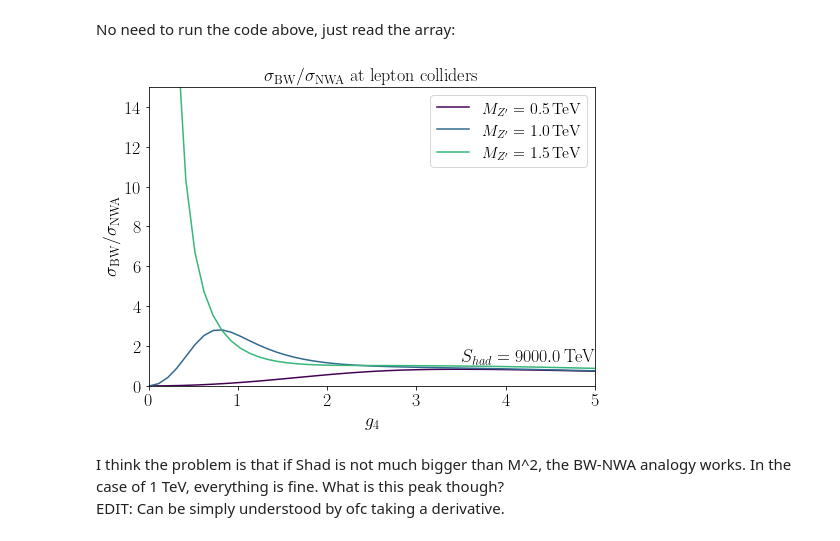
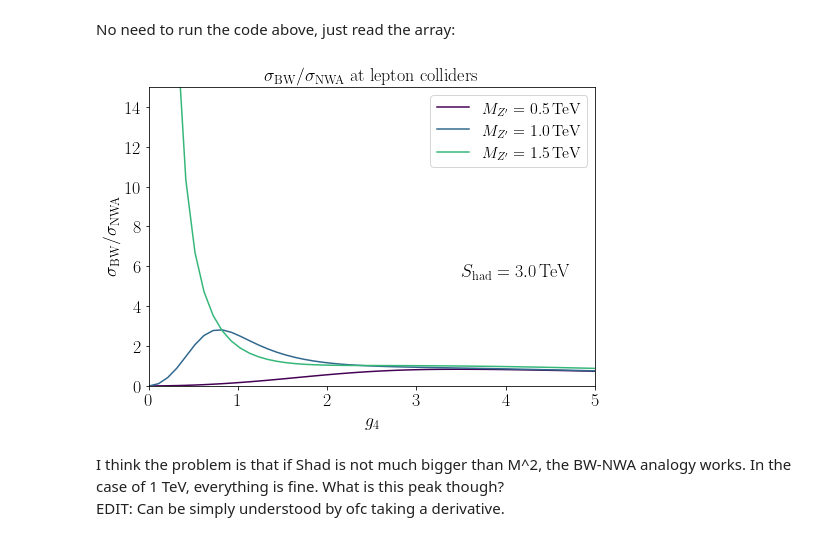
Before and after one commit to armankorajac/finite-width-lepton-colliders, a Jupyter notebook: finite-width.ipynb, the cells around one changed output. Saved outputs shown, nothing was run; the diff lists cells and outputs as text; code cells hidden in the pictures.

```diff
--- a/finite-width.ipynb
+++ b/finite-width.ipynb
@@ -664,18 +667,18 @@ xsecHadronic_over_g4 = np.load('xsecHadronic_MZpVal_g4val.npy')
 # %%
 fig, ax = plt.subplots(1,1, figsize=(8, 5.5))
 for i in range(len(MZpVal)):
     ax.plot(g4val, xsecHadronic_over_g4[i], label = rf"$M_{{Z^\prime}} = {MZpVal[i]*1e-3:.1f}\,\mathrm{{TeV}}$", color = plt.cm.viridis(i/len(MZpVal)))
 ax.set_title(r"$\sigma_{\rm BW}/\sigma_{\rm NWA}$ at lepton colliders", fontsize = 18)
 ax.set_xlabel(r"$g_4$", fontsize = 18)
 ax.set_ylabel(r"$\sigma_{\rm BW}/\sigma_{\rm NWA}$", fontsize = 18)
-ax.text(x = 3.5, y = 1.2, s = rf"$S_{{had}} = {Shad*1e-3:.1f}\,\mathrm{{TeV}}$", fontsize = 18)
+ax.text(x = 3.5, y = 5.5, s = rf"$S_{{\rm had}} = {np.sqrt(Shad)*1e-3:.1f}\,\mathrm{{TeV}}$", fontsize = 18)
 ax.set_xlim(0, 5)
 ax.set_ylim(0, 15)
 ax.legend(fontsize = 16)
 
 plt.show()
 # %% [output]
-[figure, old version]
+[figure, new version]
 # %% [markdown]
 I think the problem is that if Shad is not much bigger than M^2, the BW-NWA analogy works. In the case of 1 TeV, everything is fine. What is this peak though? \
 EDIT: Can be simply understood by ofc taking a derivative.
```
Also changed, not shown: parts of 38 cells of this notebook.
